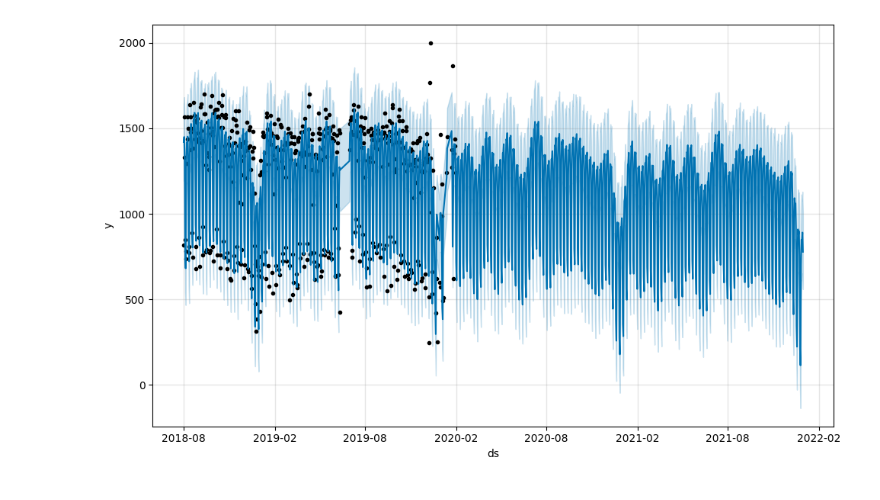
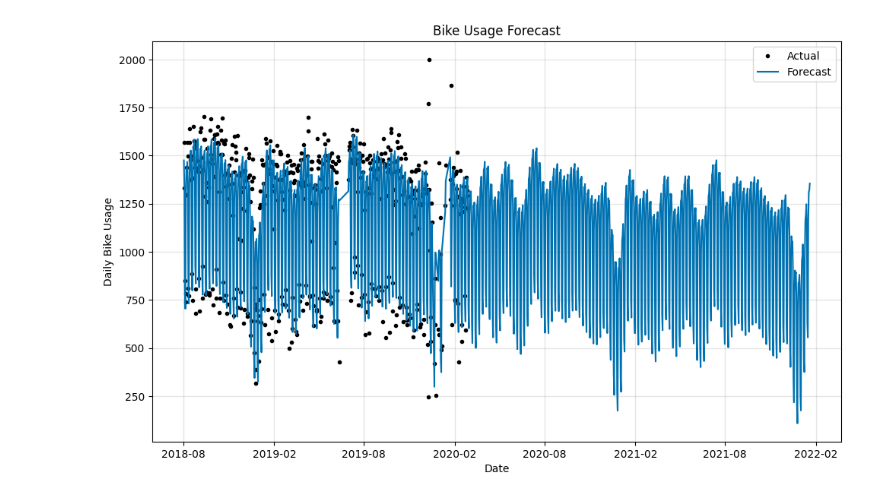
Before and after one commit to cpusch/MLFinalAssignment, a Jupyter notebook: forecast no covid.ipynb, the cells around one changed output. Drawn from its saved outputs; the diff is of its cells as text; code cells hidden in the pictures.

```diff
--- a/forecast no covid.ipynb
+++ b/forecast no covid.ipynb
@@ -9,15 +8,23 @@ data = pd.read_csv('./UsageByDayClean.csv',usecols=['TIME','BIKE USAGE'])
 data['TIME'] = pd.to_datetime(data['TIME'])
 data.rename(columns={'TIME':'ds','BIKE USAGE':'y'},inplace=True)
 
-pre_covid_date = pd.to_datetime('2020-02-01')
+pre_covid_date = pd.to_datetime('2020-02-29')
+post_covid_date = pd.to_datetime('2022-01-21')
 # remove all data after 2020-03-27
 data_pre_covid = data[data['ds'] < pre_covid_date]
 data_in_covid = data[data['ds'] >= pre_covid_date]
 # %%
+length_of_covid = (post_covid_date - pre_covid_date).days
 model = Prophet(yearly_seasonality=True,weekly_seasonality=True,daily_seasonality=False)
+
 model.fit(data_pre_covid)
-future = model.make_future_dataframe(periods=700)
+future = model.make_future_dataframe(periods=length_of_covid)
 forecast = model.predict(future)
-fig = model.plot(forecast)
+fig = model.plot(forecast,uncertainty=False)
+# label the plot
+plt.title('Bike Usage Forecast')
+plt.xlabel('Date')
+plt.ylabel('Daily Bike Usage')
+plt.legend(['Actual','Forecast'])
 plt.show()
 # %% [output]
@@ -26 +33 @@ plt.show()
-[figure, old version]
+[figure, new version]
```
Also changed, not shown: parts of 9 cells of this notebook, 2 other files.
